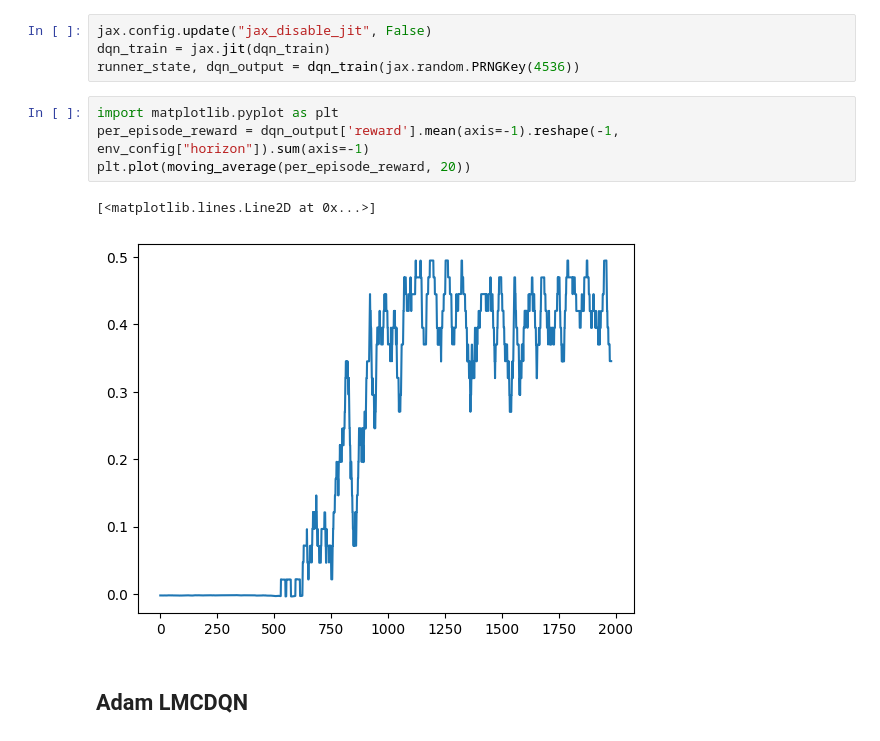
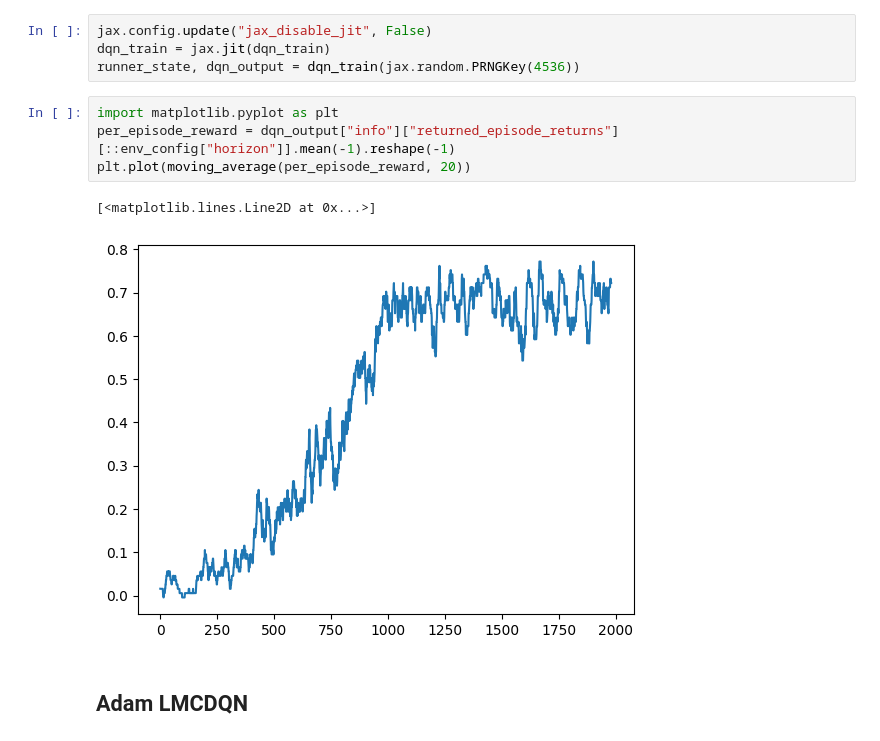
Before and after one commit to keertanavc/experior, a Jupyter notebook: max_ent_deep_sea.ipynb, the cells around one changed output. Cells and saved outputs as stored; diff of their text form.

```diff
--- a/max_ent_deep_sea.ipynb
+++ b/max_ent_deep_sea.ipynb
@@ -133,11 +121,11 @@ dqn_train = jax.jit(dqn_train)
 runner_state, dqn_output = dqn_train(jax.random.PRNGKey(4536))
 # %%
 import matplotlib.pyplot as plt
-per_episode_reward = dqn_output['reward'].mean(axis=-1).reshape(-1, env_config["horizon"]).sum(axis=-1)
+per_episode_reward = dqn_output["info"]["returned_episode_returns"][::env_config["horizon"]].mean(-1).reshape(-1)
 plt.plot(moving_average(per_episode_reward, 20))
 # %% [output]
 [<matplotlib.lines.Line2D at 0x...>]
-[figure, old version]
+[figure, new version]
 # %% [markdown]
 ## Adam LMCDQN
 # %%
```
Also changed, not shown: parts of 6 cells of this notebook, 11 other files.
